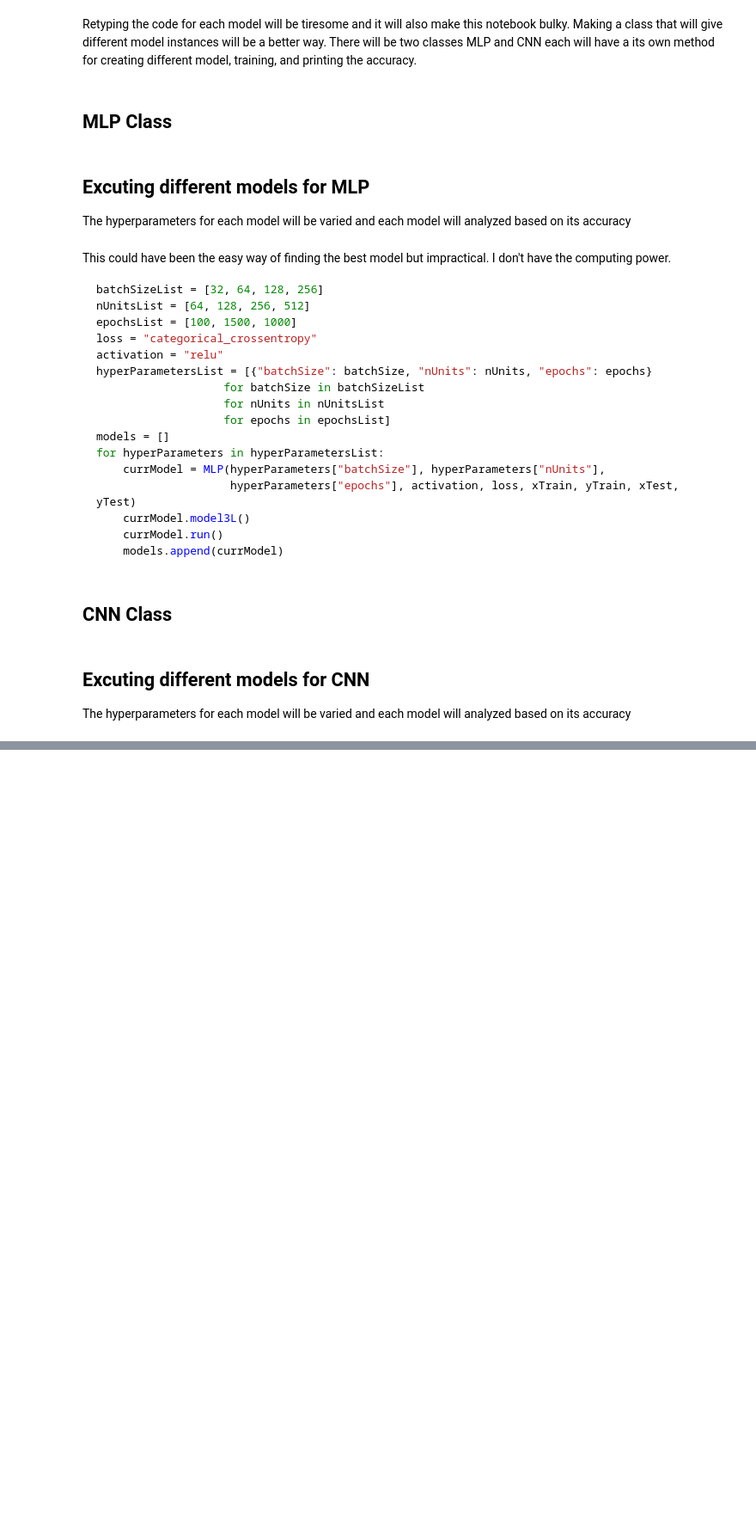
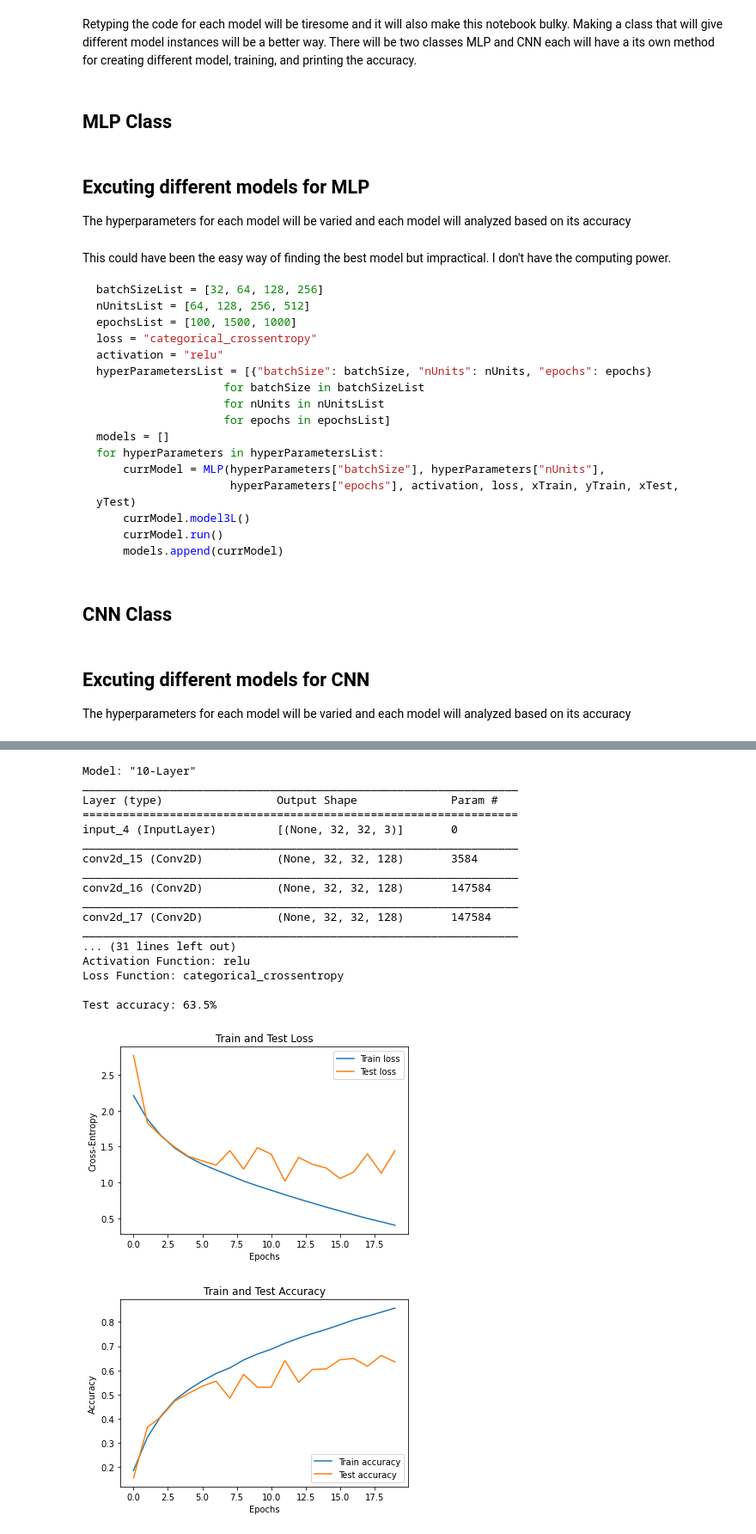
Before and after one commit to peeeyow/CIFAR10-MLP-CNN, a Jupyter notebook: CIFAR10 Classification using MLP and CNN.ipynb, the cells around one changed output, grey strips where cells are left out. Shown at 86% size. Cells and saved outputs as stored; diff of their text form; code cells hidden in the pictures; blank space fills up the shorter version.

```diff
--- a/CIFAR10 Classification using MLP and CNN.ipynb
+++ b/CIFAR10 Classification using MLP and CNN.ipynb
@@ -344,0 +423,36 @@ _________________________________________________________________
+# %%
+batch_size = 64
+kernel_size = 3
+filters = 128
+epochs = 20
+loss = 'categorical_crossentropy'
+activation = 'relu'
+
+model1 = CNN(batch_size, kernel_size, filters,
+                    epochs, activation, loss, xTrain, yTrain, xTest, yTest)
+model1.model10L()
+model1.printModelSummary()
+model1.run()
+model1.plotCrossEntrophy()
+model1.plotAccuracy()
+model1.printModelPlot()
+# %% [output]
+Model: "10-Layer"
+_________________________________________________________________
+Layer (type)                 Output Shape              Param #
+=================================================================
+input_4 (InputLayer)         [(None, 32, 32, 3)]       0
+_________________________________________________________________
+conv2d_15 (Conv2D)           (None, 32, 32, 128)       3584
+_________________________________________________________________
+conv2d_16 (Conv2D)           (None, 32, 32, 128)       147584
+_________________________________________________________________
+conv2d_17 (Conv2D)           (None, 32, 32, 128)       147584
+_________________________________________________________________
+... (31 lines left out)
+Activation Function: relu
+Loss Function: categorical_crossentropy
+
+Test accuracy: 63.5%
+[figure, added]
+[figure, added]
```
Also changed, not shown: parts of 5 cells of this notebook, 1 other file.
